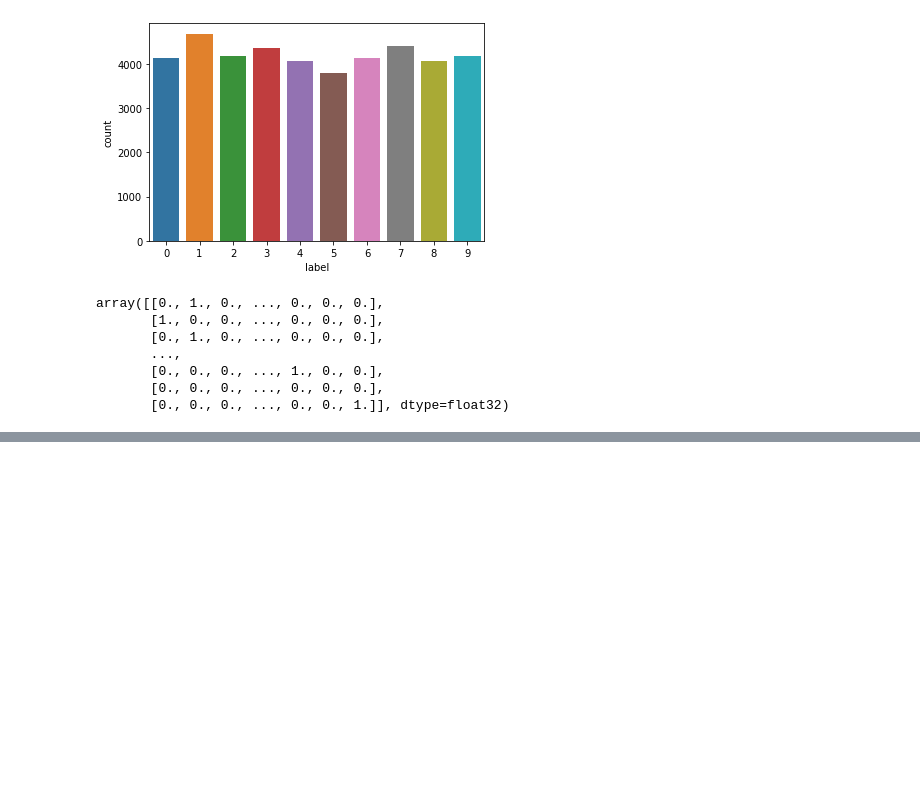
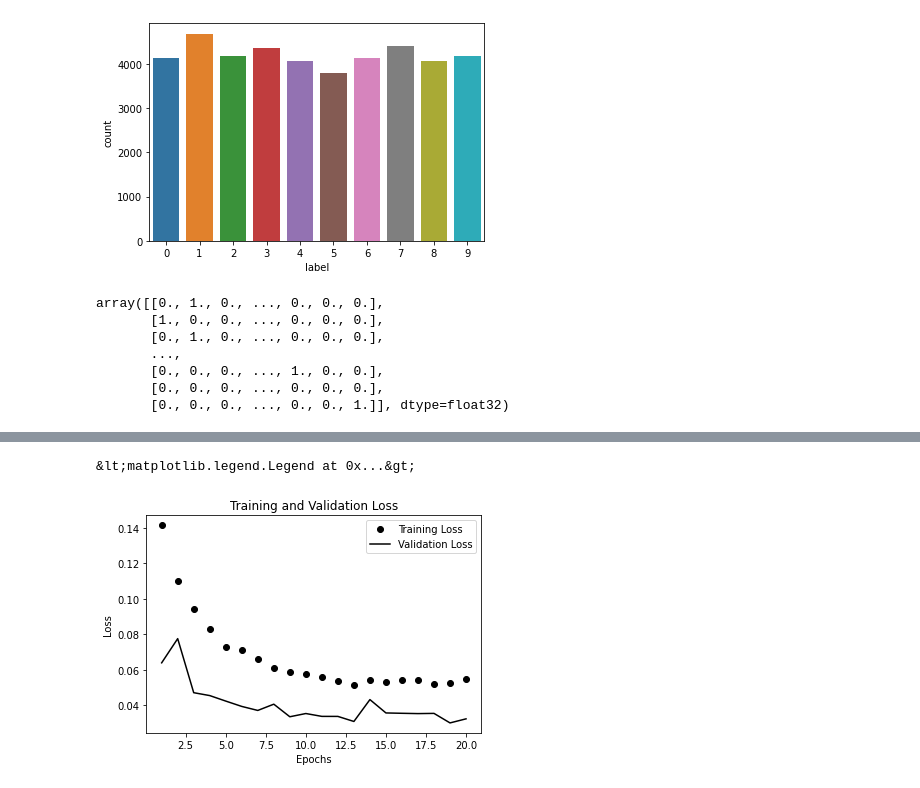
Before and after one commit to PrajwalShenoy/SudokuSolver, a Jupyter notebook: SudokuSolver/digit_recogniser.ipynb, the cells around one changed output, grey strips where cells are left out. Drawn from its saved outputs; the diff is of its cells as text; code cells hidden in the pictures; blank space fills up the shorter version.

```diff
--- a/SudokuSolver/digit_recogniser.ipynb
+++ b/SudokuSolver/digit_recogniser.ipynb
@@ -49,7 +51,7 @@ x_train
 | 41999 | 0 | 0 | 0 | 0 | 0 | 0 | 0 | 0 | 0 | 0 | ... | ... |
 42000 rows × 784 columns
 # %%
-y_train = y_train.values.reshape(-1,1)
+# y_train = y_train.values.reshape(-1,1)
 # %%
 x_train.shape, y_train.shape
 # %% [output]
@@ -127,5 +129,7 @@ Total params: 130,890
 Trainable params: 130,890
 Non-trainable params: 0
 _________________________________________________________________
+# %%
+model.compile(optimizer = 'rmsprop', loss = 'categorical_crossentropy', metrics = ['acc'])
 # %%
-history = model.fit(x_train, y_train, epochs = 20, batch_size = 128)
+history = model.fit(x_train, y_train, epochs = 20, batch_size = 128, validation_data = (x_val, y_val))
@@ -131,0 +154,17 @@ history = model.fit(x_train, y_train, epochs = 20, batch_size = 128)
+# %%
+loss = history.history['loss']
+val_loss = history.history['val_loss']
+acc = history.history['acc']
+val_acc = history.history['val_acc']
+# %%
+epochs = range(1, 21)
+
+plt.plot(epochs, loss, 'ko', label = 'Training Loss')
+plt.plot(epochs, val_loss, 'k', label = 'Validation Loss')
+plt.xlabel('Epochs')
+plt.ylabel('Loss')
+plt.title('Training and Validation Loss')
+plt.legend()
+# %% [output]
+&lt;matplotlib.legend.Legend at 0x...&gt;
+[figure, added]
```
Also changed, not shown: parts of 11 cells of this notebook.
